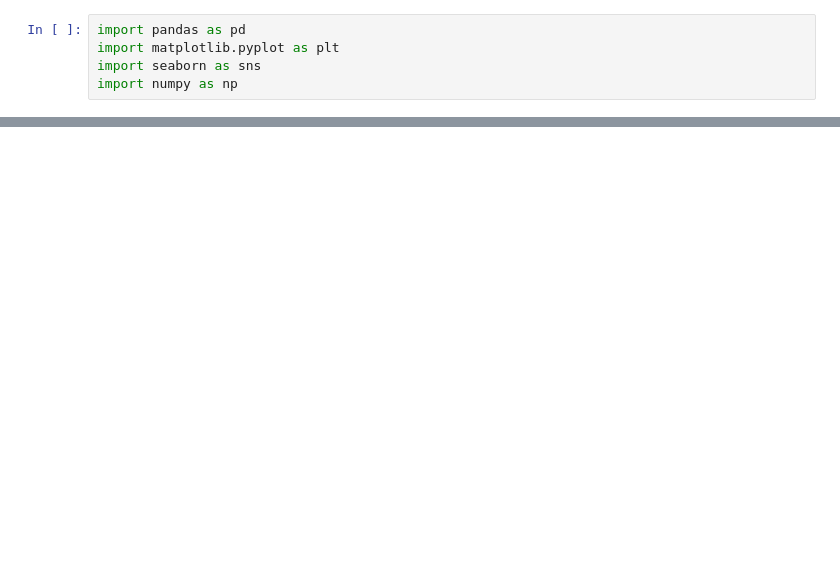
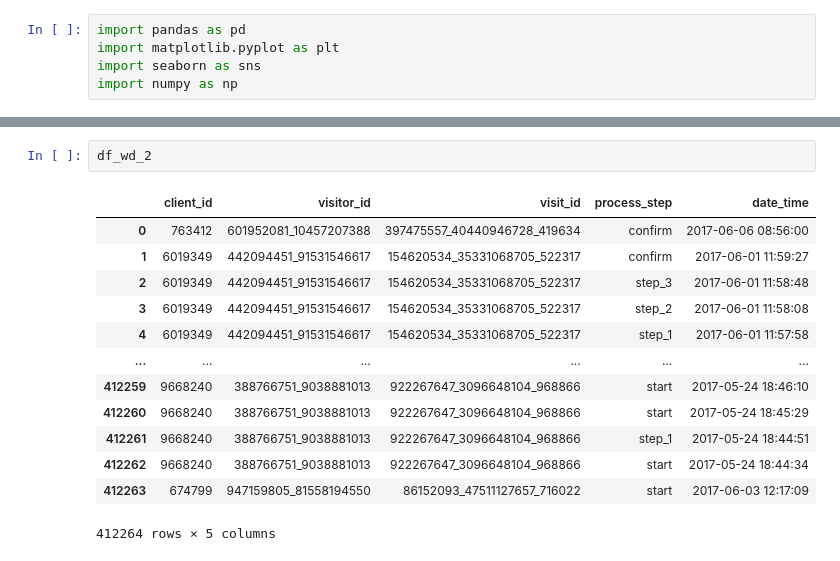
Before and after one commit to adrianbenitezrueda/ih-sp-ab-testing, a Jupyter notebook: data.ipynb, the cells around one changed output, grey strips where cells are left out. Saved outputs shown, nothing was run; the diff lists cells and outputs as text; blank space fills up the shorter version.

```diff
--- a/data.ipynb
+++ b/data.ipynb
@@ -235,0 +28,16 @@ df4.describe()
+# %%
+df_wd_2
+# %% [output]
+|  | client_id | visitor_id | visit_id | process_step | date_time |
+| 0 | 763412 | 601952081_10457207388 | 397475557_40440946728_419634 | confirm | 2017-06-06 08:56:00 |
+| 1 | 6019349 | 442094451_91531546617 | 154620534_35331068705_522317 | confirm | 2017-06-01 11:59:27 |
+| 2 | 6019349 | 442094451_91531546617 | 154620534_35331068705_522317 | step_3 | 2017-06-01 11:58:48 |
+| 3 | 6019349 | 442094451_91531546617 | 154620534_35331068705_522317 | step_2 | 2017-06-01 11:58:08 |
+| 4 | 6019349 | 442094451_91531546617 | 154620534_35331068705_522317 | step_1 | 2017-06-01 11:57:58 |
+| ... | ... | ... | ... | ... | ... |
+| 412259 | 9668240 | 388766751_9038881013 | 922267647_3096648104_968866 | start | 2017-05-24 18:46:10 |
+| 412260 | 9668240 | 388766751_9038881013 | 922267647_3096648104_968866 | start | 2017-05-24 18:45:29 |
+| 412261 | 9668240 | 388766751_9038881013 | 922267647_3096648104_968866 | step_1 | 2017-05-24 18:44:51 |
+| 412262 | 9668240 | 388766751_9038881013 | 922267647_3096648104_968866 | start | 2017-05-24 18:44:34 |
+| 412263 | 674799 | 947159805_81558194550 | 86152093_47511127657_716022 | start | 2017-06-03 12:17:09 |
+412264 rows × 5 columns
```
Also changed, not shown: parts of 61 cells of this notebook, 2 other files.
